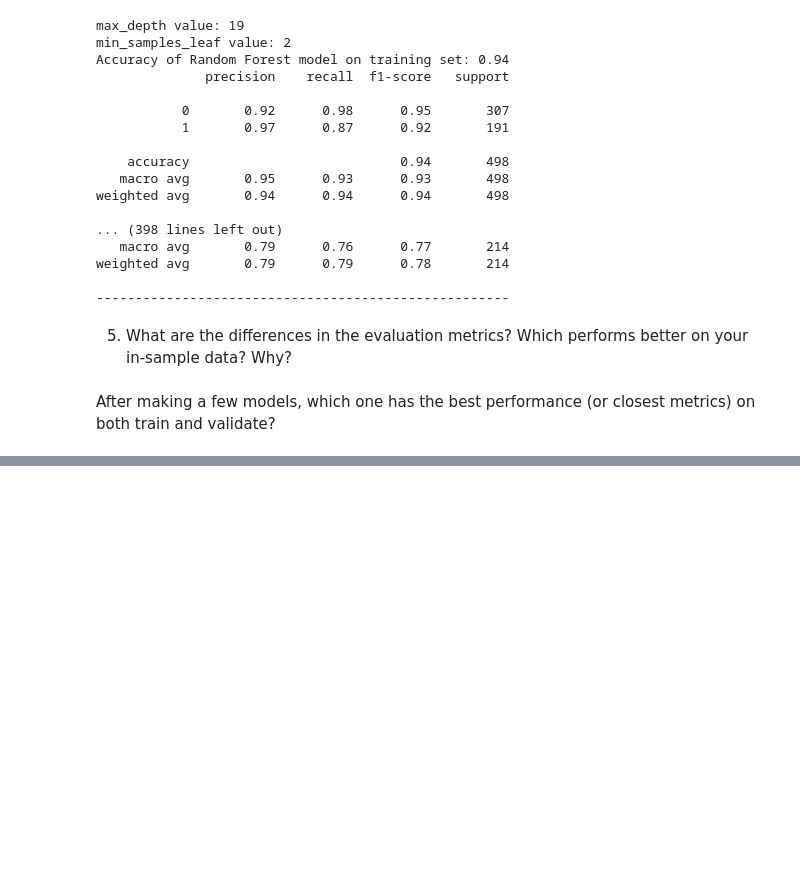
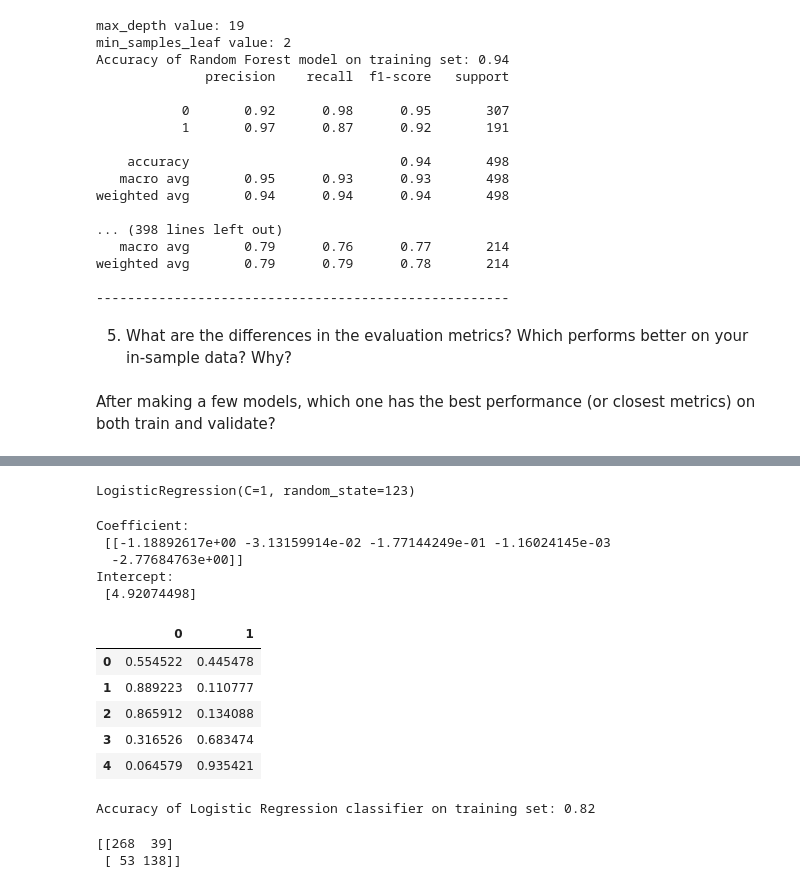
Before and after one commit to david-rodriguez-siller/classification-exercises, a Jupyter notebook: model.ipynb, the cells around one changed output, grey strips where cells are left out. Cells and saved outputs as stored; diff of their text form; code cells hidden in the pictures; blank space fills up the shorter version.

```diff
--- a/model.ipynb
+++ b/model.ipynb
@@ -413,0 +993,28 @@ After making a few models, which one has the best performance (or closest metric
+# %%
+#split titanic
+train, test = train_test_split(titanic, test_size = .2, random_state=123, stratify=titanic.survived)
+train, validate = train_test_split(train, test_size=.3, random_state=123, stratify=train.survived)
+# %%
+X_train = train.drop(columns=['survived'])
+y_train = train.survived
+
+X_validate = validate.drop(columns=['survived'])
+y_validate = validate.survived
+
+X_test = test.drop(columns=['survived'])
+y_test = test.survived
+# %%
+logit = LogisticRegression(C = 1, random_state = 123)
+# %%
+logit.fit(X_train, y_train)
+# %% [output]
+LogisticRegression(C=1, random_state=123)
+# %%
+print('Coefficient: \n', logit.coef_)
+print('Intercept: \n', logit.intercept_)
+# %% [output]
+Coefficient:
+ [[-1.18892617e+00 -3.13159914e-02 -1.77144249e-01 -1.16024145e-03
+  -2.77684763e+00]]
+Intercept:
+ [4.92074498]
@@ -413,0 +1023,20 @@ After making a few models, which one has the best performance (or closest metric
+# %%
+y_pred_proba = logit.predict_proba(X_train)
+y_pred_proba = pd.DataFrame(y_pred_proba, columns = [0, 1])
+y_pred_proba.head()
+# %% [output]
+|  | 0 | 1 |
+| 0 | 0.554522 | 0.445478 |
+| 1 | 0.889223 | 0.110777 |
+| 2 | 0.865912 | 0.134088 |
+| 3 | 0.316526 | 0.683474 |
+| 4 | 0.064579 | 0.935421 |
+# %%
+print('Accuracy of Logistic Regression classifier on training set: {:.2f}'.format(logit.score(X_train, y_train)))
+# %% [output]
+Accuracy of Logistic Regression classifier on training set: 0.82
+# %%
+print(confusion_matrix(y_train, y_pred))
+# %% [output]
+[[268  39]
+ [ 53 138]]
```
Also changed, not shown: parts of 121 cells of this notebook, 3 other files.
